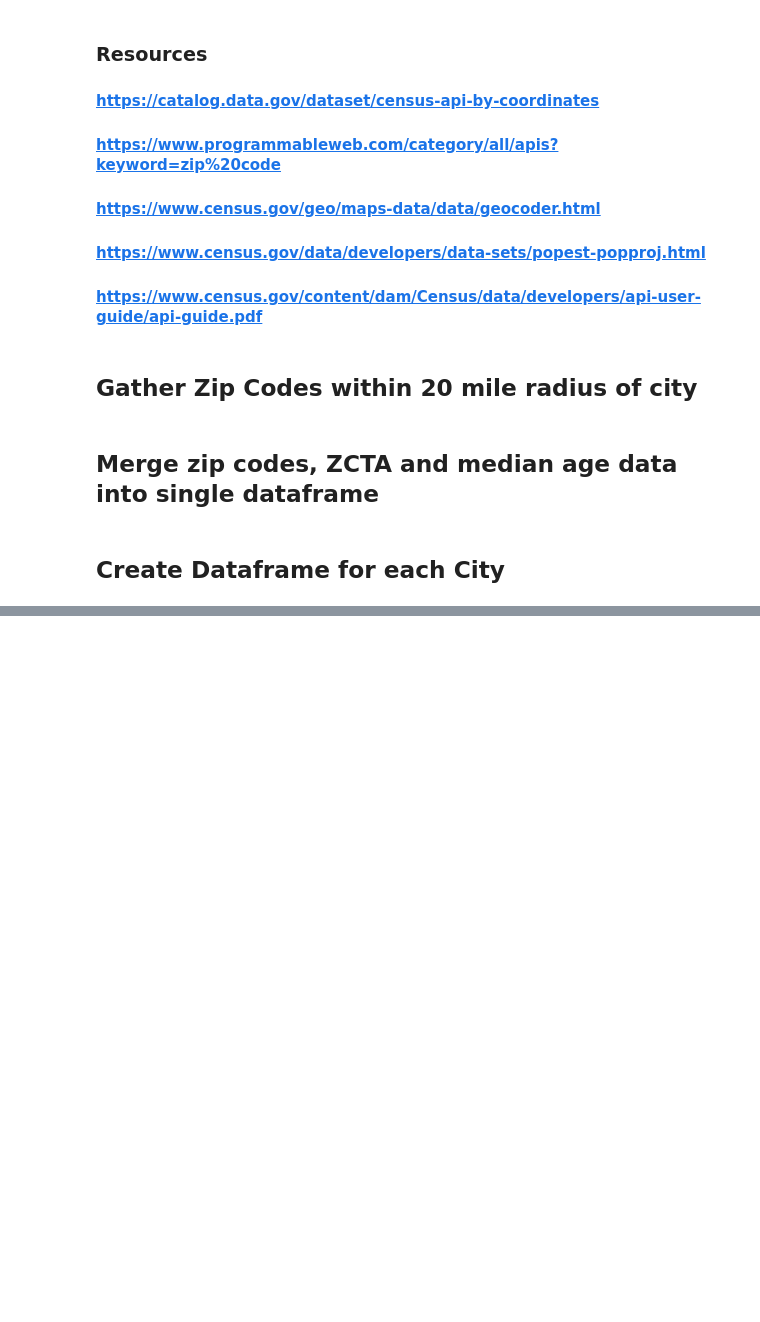
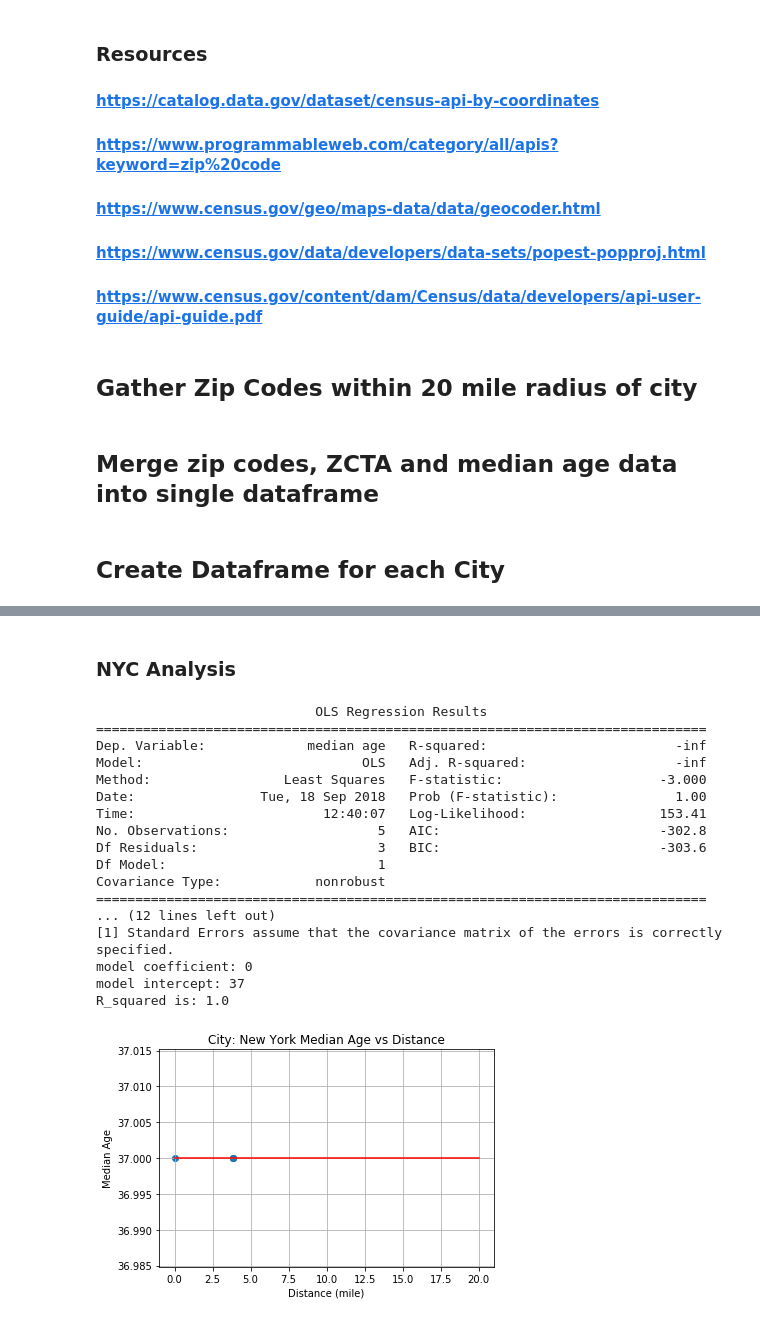
Before and after one commit to Gomesm450/Project-1, a Jupyter notebook: City_Age_code.ipynb, the cells around one changed output, grey strips where cells are left out. Saved outputs shown, nothing was run; the diff lists cells and outputs as text; code cells hidden in the pictures; blank space fills up the shorter version.

```diff
--- a/City_Age_code.ipynb
+++ b/City_Age_code.ipynb
@@ -142,0 +287,24 @@ la_df = city_age("LA")
+# %% [markdown]
+### NYC Analysis
+# %%
+ANOVA(nyc_df,degree=1)
+Regression(nyc_df)
+# %% [output]
+                            OLS Regression Results
+==============================================================================
+Dep. Variable:             median age   R-squared:                        -inf
+Model:                            OLS   Adj. R-squared:                   -inf
+Method:                 Least Squares   F-statistic:                    -3.000
+Date:                Tue, 18 Sep 2018   Prob (F-statistic):               1.00
+Time:                        12:40:07   Log-Likelihood:                 153.41
+No. Observations:                   5   AIC:                            -302.8
+Df Residuals:                       3   BIC:                            -303.6
+Df Model:                           1
+Covariance Type:            nonrobust
+==============================================================================
+... (12 lines left out)
+[1] Standard Errors assume that the covariance matrix of the errors is correctly specified.
+model coefficient: 0
+model intercept: 37
+R_squared is: 1.0
+[figure, added]
```
Also changed, not shown: parts of 12 cells of this notebook.
